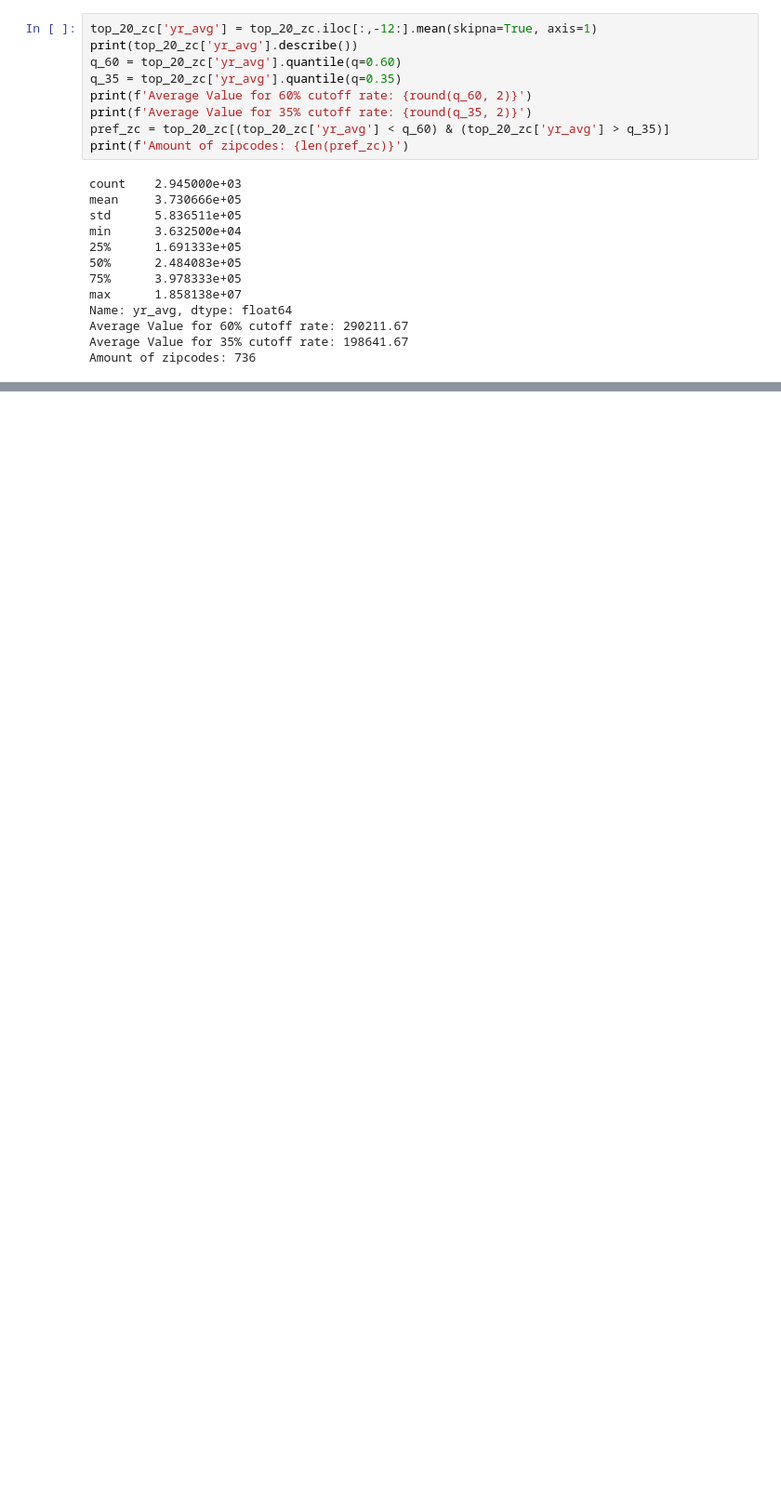
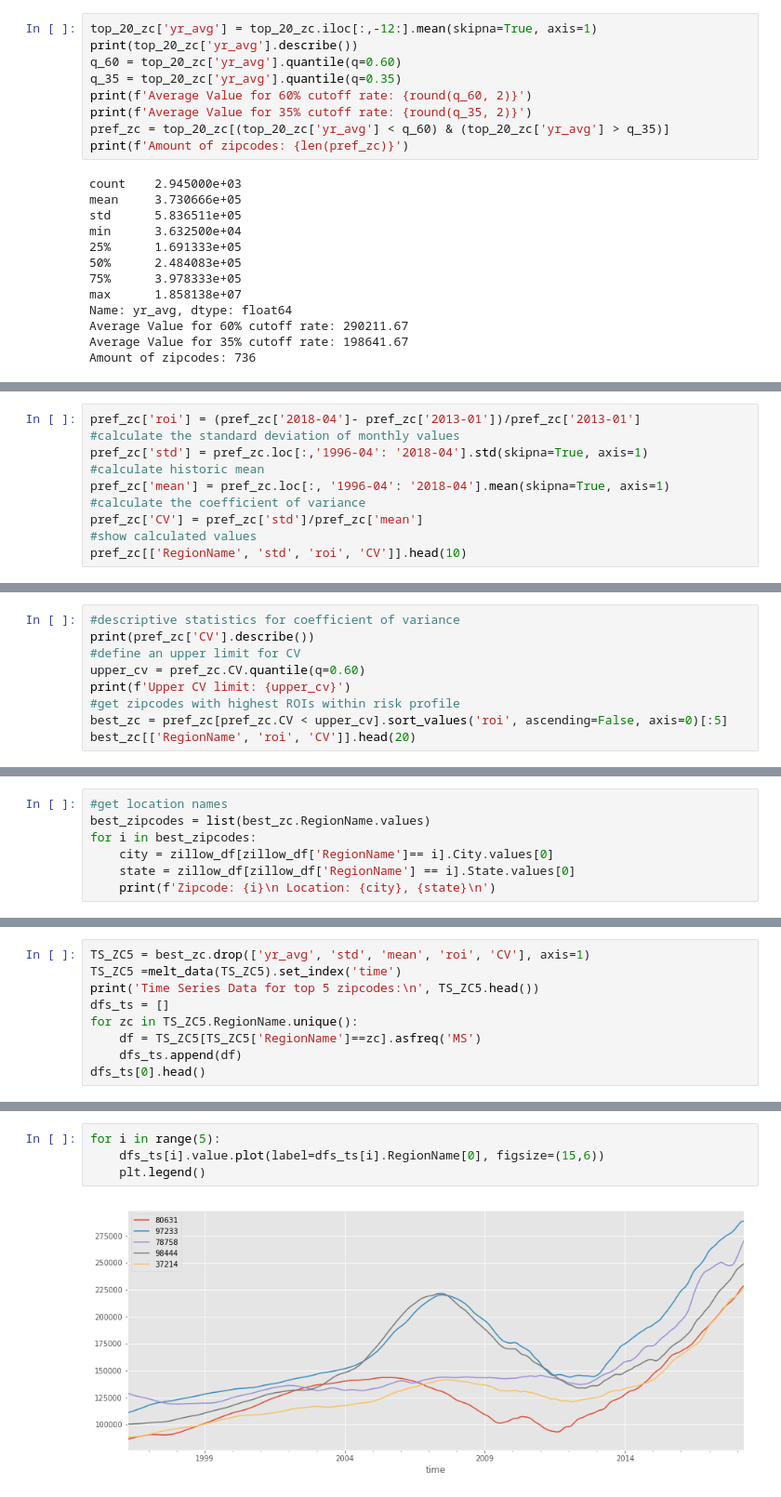
Before and after one commit to callRoko/dsc-mod-4-project-online-ds-pt-041519, a Jupyter notebook: student.ipynb, the cells around one changed output, grey strips where cells are left out. Shown at 93% size. Cells and saved outputs as stored; diff of their text form; blank space fills up the shorter version.

```diff
--- a/student.ipynb
+++ b/student.ipynb
@@ -150,0 +209,10 @@ The number of zipcodes to consider is now 736. This takes in some of the require
+# %%
+pref_zc['roi'] = (pref_zc['2018-04']- pref_zc['2013-01'])/pref_zc['2013-01']
+#calculate the standard deviation of monthly values
+pref_zc['std'] = pref_zc.loc[:,'1996-04': '2018-04'].std(skipna=True, axis=1)
+#calculate historic mean
+pref_zc['mean'] = pref_zc.loc[:, '1996-04': '2018-04'].mean(skipna=True, axis=1)
+#calculate the coefficient of variance
+pref_zc['CV'] = pref_zc['std']/pref_zc['mean']
+#show calculated values
+pref_zc[['RegionName', 'std', 'roi', 'CV']].head(10)
@@ -150,0 +231,9 @@ The number of zipcodes to consider is now 736. This takes in some of the require
+# %%
+#descriptive statistics for coefficient of variance
+print(pref_zc['CV'].describe())
+#define an upper limit for CV
+upper_cv = pref_zc.CV.quantile(q=0.60)
+print(f'Upper CV limit: {upper_cv}')
+#get zipcodes with highest ROIs within risk profile
+best_zc = pref_zc[pref_zc.CV < upper_cv].sort_values('roi', ascending=False, axis=0)[:5]
+best_zc[['RegionName', 'roi', 'CV']].head(20)
@@ -150,0 +257,7 @@ The number of zipcodes to consider is now 736. This takes in some of the require
+# %%
+#get location names
+best_zipcodes = list(best_zc.RegionName.values)
+for i in best_zipcodes:
+    city = zillow_df[zillow_df['RegionName']== i].City.values[0]
+    state = zillow_df[zillow_df['RegionName'] == i].State.values[0]
+    print(f'Zipcode: {i}\n Location: {city}, {state}\n')
@@ -150,0 +281,9 @@ The number of zipcodes to consider is now 736. This takes in some of the require
+# %%
+TS_ZC5 = best_zc.drop(['yr_avg', 'std', 'mean', 'roi', 'CV'], axis=1)
+TS_ZC5 =melt_data(TS_ZC5).set_index('time')
+print('Time Series Data for top 5 zipcodes:\n', TS_ZC5.head())
+dfs_ts = []
+for zc in TS_ZC5.RegionName.unique():
+    df = TS_ZC5[TS_ZC5['RegionName']==zc].asfreq('MS')
+    dfs_ts.append(df)
+dfs_ts[0].head()
@@ -150,0 +308,6 @@ The number of zipcodes to consider is now 736. This takes in some of the require
+# %%
+for i in range(5):
+    dfs_ts[i].value.plot(label=dfs_ts[i].RegionName[0], figsize=(15,6))
+    plt.legend()
+# %% [output]
+[figure, added]
```
Also changed, not shown: parts of 64 cells of this notebook.
